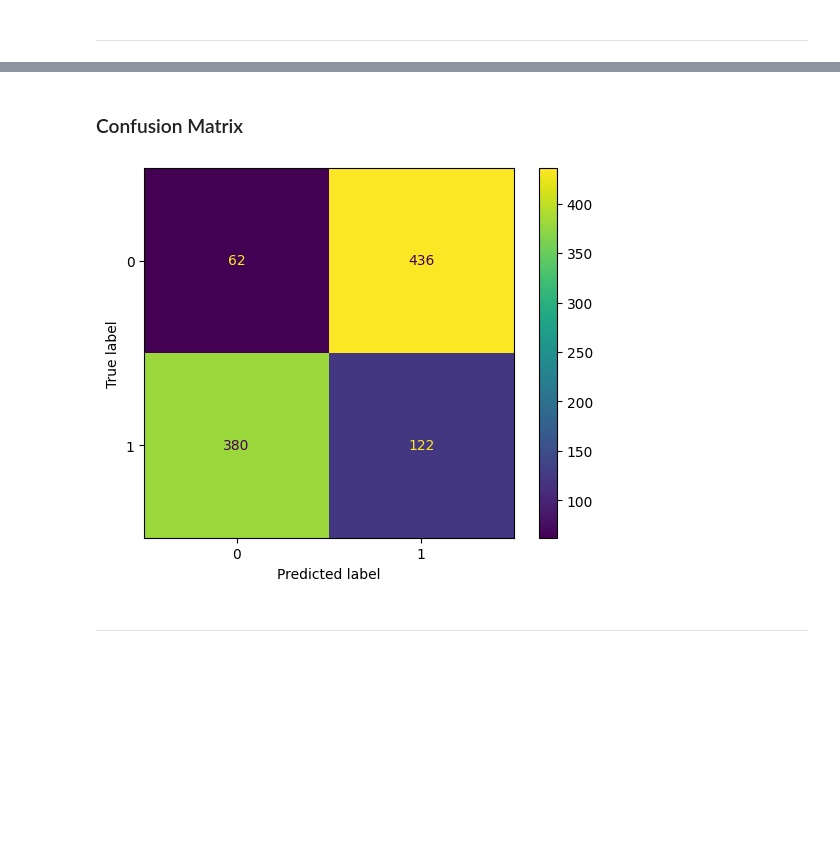
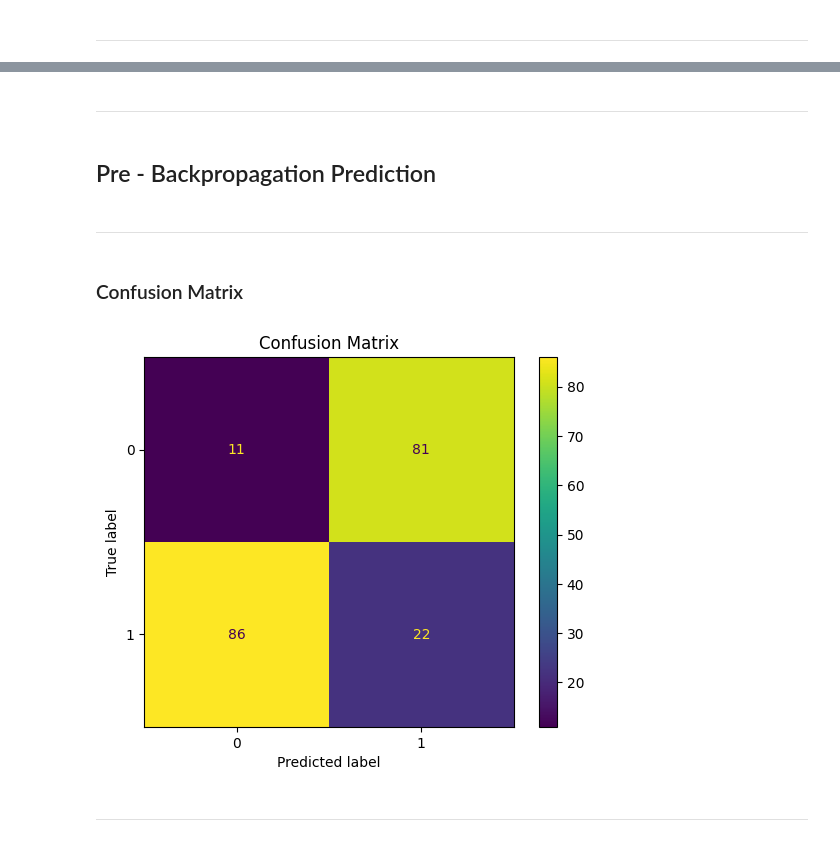
Before and after one commit to Yosesotomayor/chatapp, a Jupyter notebook: act_uresti.ipynb, the cells around one changed output, grey strips where cells are left out. Drawn from its saved outputs; the diff is of its cells as text; code cells hidden in the pictures; blank space fills up the shorter version.

Commit message:
Model: TRAIN-TEST-SPLIT

```diff
--- a/act_uresti.ipynb
+++ b/act_uresti.ipynb
@@ -61,0 +34,10 @@ Pesos capa 1 (8 → 2):
+# %%
+data = make_classification(
+    n_classes=2,
+    n_features=4,
+    n_samples=1000,
+    random_state=42
+)
+
+X = data[0]
+y = data[1]
@@ -62,2 +48,10 @@ Pesos capa 1 (8 → 2):
+# %%
+test_percentage = 0.2
+
+X_train = X[:-int(test_percentage * X.shape[0])]
+y_train = y[:-int(test_percentage * y.shape[0])]
+
+X_test = X[-int(test_percentage * X.shape[0]):]
+y_test = y[-int(test_percentage * y.shape[0]):]
 # %% [markdown]
 ---
@@ -63,0 +60,10 @@ Pesos capa 1 (8 → 2):
+# %%
+input_size = X_test.shape[1]
+output_size = len(np.unique(y))
+layers = 8
+
+layer_sizes = [input_size] + [layers] + [output_size]
+
+nn = NNMultiClass(layer_sizes=layer_sizes, hidden_activation="a", seed=42, lr=3e-1)
+nn.show_weights()
+y_pred = nn.predict(X_test)
@@ -64,9 +90,17 @@ Pesos capa 1 (8 → 2):
+# %% [markdown]
+---
+# %% [markdown]
+## Pre - Backpropagation Prediction
+# %% [markdown]
+---
 # %% [markdown]
 ### Confusion Matrix
 # %%
-ConfusionMatrixDisplay.from_predictions(y, nn.predict(X));
+ConfusionMatrixDisplay.from_predictions(y_test, y_pred)
+plt.title("Confusion Matrix")
+plt.show()
 # %% [output]
-[figure, old version]
+[figure, new version]
 # %% [markdown]
 ---
 # %% [markdown]
```
Also changed, not shown: parts of 12 cells of this notebook, 2 other files.
